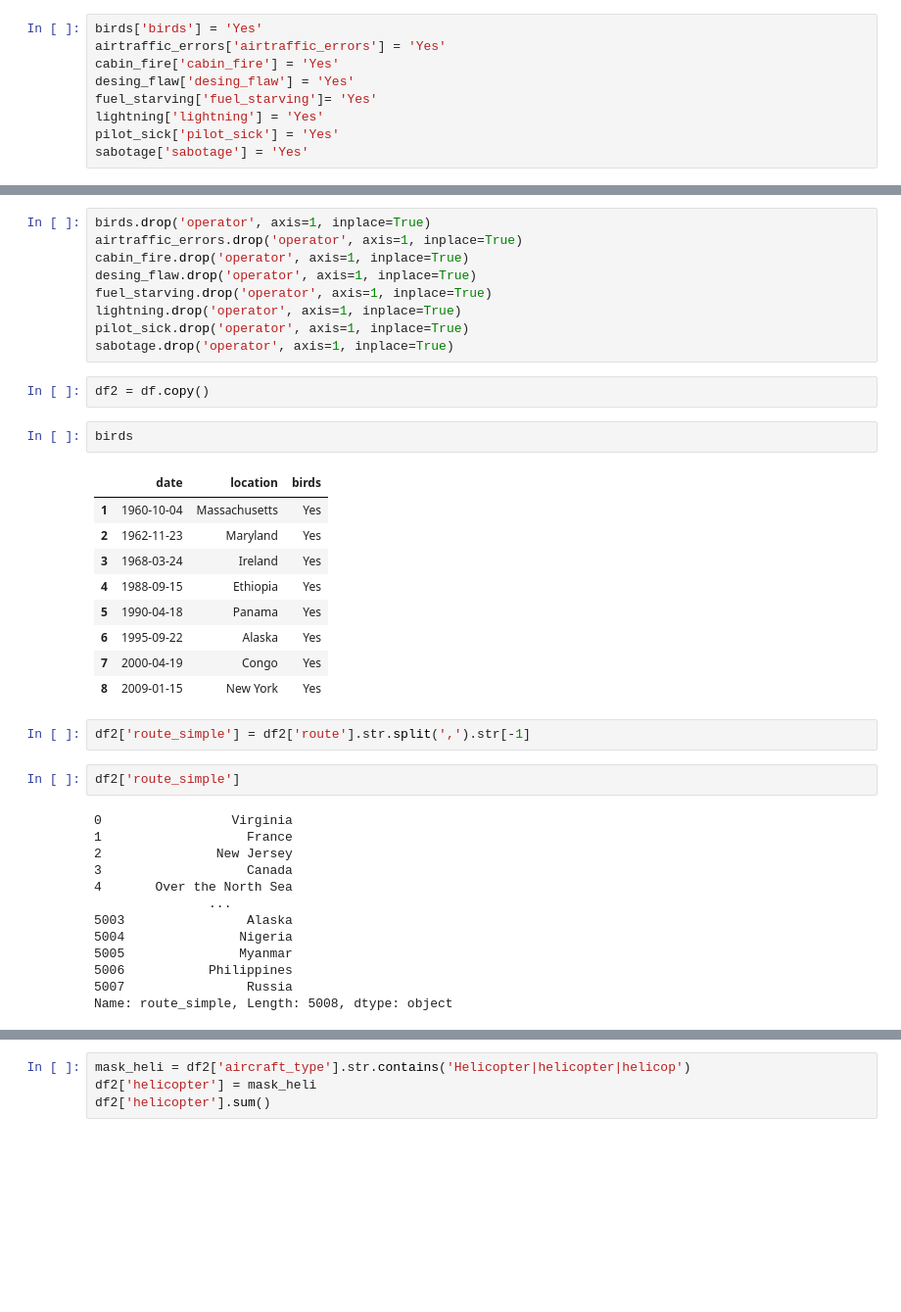
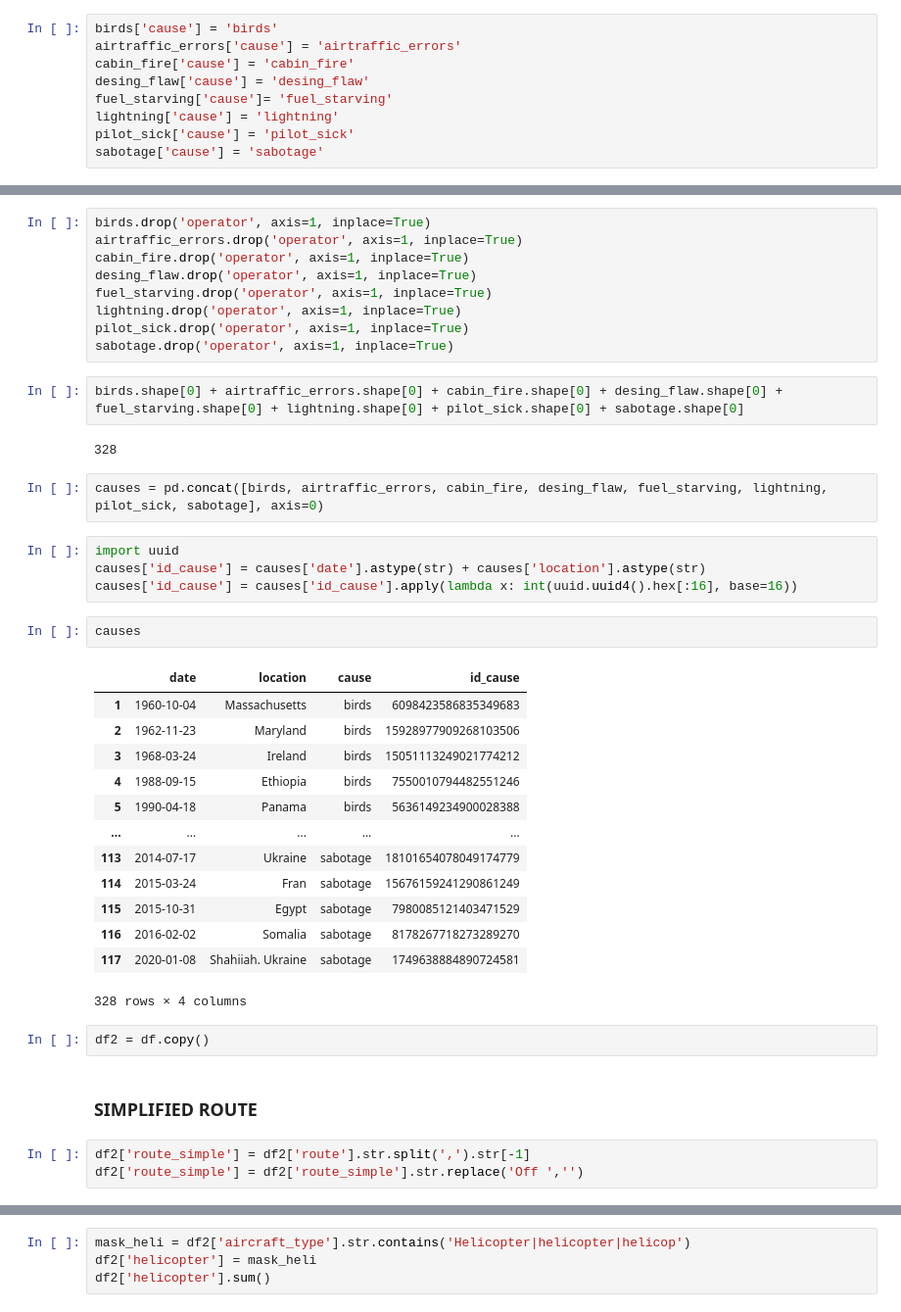
Before and after one commit to maicobernal/airplane_crashes, a Jupyter notebook: notebook 1.ipynb, the cells around one changed output, grey strips where cells are left out. Shown at 98% size. Saved outputs shown, nothing was run; the diff lists cells and outputs as text; blank space fills up the shorter version.

```diff
--- a/notebook 1.ipynb
+++ b/notebook 1.ipynb
@@ -860,14 +828,14 @@ lightning.dropna(inplace=True)
 pilot_sick.dropna(inplace=True)
 sabotage.dropna(inplace=True)
 # %%
-birds['birds'] = 'Yes'
-airtraffic_errors['airtraffic_errors'] = 'Yes'
-cabin_fire['cabin_fire'] = 'Yes'
-desing_flaw['desing_flaw'] = 'Yes'
-fuel_starving['fuel_starving']= 'Yes'
-lightning['lightning'] = 'Yes'
-pilot_sick['pilot_sick'] = 'Yes'
-sabotage['sabotage'] = 'Yes'
+birds['cause'] = 'birds'
+airtraffic_errors['cause'] = 'airtraffic_errors'
+cabin_fire['cause'] = 'cabin_fire'
+desing_flaw['cause'] = 'desing_flaw'
+fuel_starving['cause']= 'fuel_starving'
+lightning['cause'] = 'lightning'
+pilot_sick['cause'] = 'pilot_sick'
+sabotage['cause'] = 'sabotage'
 # %%
 birds['location'] = birds['location'].str.replace(', ', ',')
 airtraffic_errors['location'] = airtraffic_errors['location'].str.replace(', ', ',')
@@ -904,34 +872,36 @@ fuel_starving.drop('operator', axis=1, inplace=True)
 lightning.drop('operator', axis=1, inplace=True)
 pilot_sick.drop('operator', axis=1, inplace=True)
 sabotage.drop('operator', axis=1, inplace=True)
+# %%
+birds.shape[0] + airtraffic_errors.shape[0] + cabin_fire.shape[0] + desing_flaw.shape[0] + fuel_starving.shape[0] + lightning.shape[0] + pilot_sick.shape[0] + sabotage.shape[0]
+# %% [output]
+328
+# %%
+causes = pd.concat([birds, airtraffic_errors, cabin_fire, desing_flaw, fuel_starving, lightning, pilot_sick, sabotage], axis=0)
+# %%
+import uuid
+causes['id_cause'] = causes['date'].astype(str) + causes['location'].astype(str)
+causes['id_cause'] = causes['id_cause'].apply(lambda x: int(uuid.uuid4().hex[:16], base=16))
+# %%
+causes
+# %% [output]
+|  | date | location | cause | id_cause |
+| 1 | 1960-10-04 | Massachusetts | birds | 6098423586835349683 |
+| 2 | 1962-11-23 | Maryland | birds | 15928977909268103506 |
+| 3 | 1968-03-24 | Ireland | birds | 15051113249021774212 |
+| 4 | 1988-09-15 | Ethiopia | birds | 7550010794482551246 |
+| 5 | 1990-04-18 | Panama | birds | 5636149234900028388 |
+| ... | ... | ... | ... | ... |
+| 113 | 2014-07-17 | Ukraine | sabotage | 18101654078049174779 |
+| 114 | 2015-03-24 | Fran | sabotage | 15676159241290861249 |
+| 115 | 2015-10-31 | Egypt | sabotage | 7980085121403471529 |
+| 116 | 2016-02-02 | Somalia | sabotage | 8178267718273289270 |
+| 117 | 2020-01-08 | Shahiiah. Ukraine | sabotage | 1749638884890724581 |
+328 rows × 4 columns
 # %%
 df2 = df.copy()
-# %%
-birds
-# %% [output]
-|  | date | location | birds |
-| 1 | 1960-10-04 | Massachusetts | Yes |
-| 2 | 1962-11-23 | Maryland | Yes |
-| 3 | 1968-03-24 | Ireland | Yes |
-| 4 | 1988-09-15 | Ethiopia | Yes |
-| 5 | 1990-04-18 | Panama | Yes |
-| 6 | 1995-09-22 | Alaska | Yes |
-| 7 | 2000-04-19 | Congo | Yes |
-| 8 | 2009-01-15 | New York | Yes |
+# %% [markdown]
+### SIMPLIFIED ROUTE
 # %%
 df2['route_simple'] = df2['route'].str.split(',').str[-1]
+df2['route_simple'] = df2['route_simple'].str.replace('Off ','')
-# %%
-df2['route_simple']
-# %% [output]
-0                 Virginia
-1                   France
-2               New Jersey
-3                   Canada
-4       Over the North Sea
-               ...
-5003                Alaska
-5004               Nigeria
-5005               Myanmar
-5006           Philippines
-5007                Russia
-Name: route_simple, Length: 5008, dtype: object
```
Also changed, not shown: parts of 40 cells of this notebook, 48 other files.
